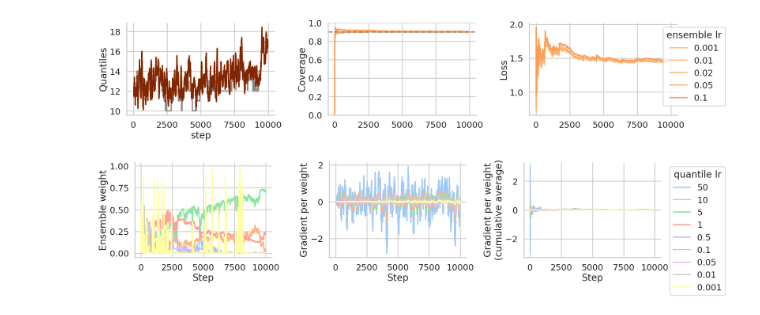
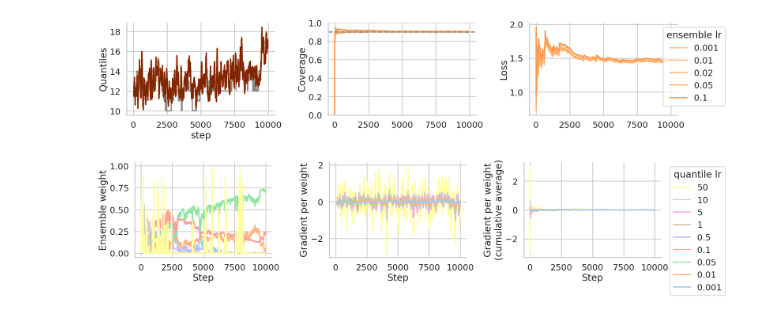
Before and after one commit to aangelopoulos/gradient-equilibrium, a Jupyter notebook: mimic_stay/quantile_ensembling.ipynb, the cells around one changed output. Cells and saved outputs as stored; diff of their text form; code cells hidden in the pictures.

Commit message:
[improve plotting]

```diff
--- a/mimic_stay/quantile_ensembling.ipynb
+++ b/mimic_stay/quantile_ensembling.ipynb
@@ -230,41 +222,51 @@ sns.despine(top=True, right=True)
 sns.set_style("whitegrid")
 sns.set_context("poster")
 
 sns.set_palette("pastel")
 
 # Plot the ensemble weights over time for the default learning rate
 default_ensemble_lr = 0.1
 
 # Create the plot
 fig, axs = plt.subplots(nrows=1, ncols=3, figsize=(23,5), sharex=True, sharey=False)
 
-
-# Plot 1: Ensemble weights over time
+# Store the original colors from the first plot
+# First, plot the first plot to capture the colors
+colors = []
 for i, lr in enumerate(quantile_lr):
     selector = (df['ensemble_lr'] == default_ensemble_lr) & (df['lr'] == lr)
-    axs[0].plot(df[selector]['step'], df[selector]['ensemble_weight'], label=f'lr={lr}')
+    line, = axs[0].plot(df[selector]['step'], df[selector]['ensemble_weight'], label=f'lr={lr}')
+    colors.append(line.get_color())
 axs[0].set_xlabel('Step')
 axs[0].set_ylabel('Ensemble weight')
 
-# Plot a rolling average of the gradients of the ensemble weights over time
-window_size = 100
-for i, lr in enumerate(reversed(quantile_lr)):
+# Clear the first subplot and replot with stored colors
+axs[0].clear()
+for i, (lr, color) in enumerate(zip(quantile_lr, colors)):
+    selector = (df['ensemble_lr'] == default_ensemble_lr) & (df['lr'] == lr)
+    axs[0].plot(df[selector]['step'], df[selector]['ensemble_weight'], label=f'lr={lr}', color=color)
+axs[0].set_xlabel('Step')
+axs[0].set_ylabel('Ensemble weight')
+
+# Plot 2 (Rolling average): Use reversed order but match original colors
+for i, (lr, color) in enumerate(zip(reversed(quantile_lr), reversed(colors))):
     selector = (df['ensemble_lr'] == default_ensemble_lr) & (df['lr'] == lr)
     temp = df[selector]['ensemble_weight_grad'].rolling(window=window_size).mean()
-    axs[1].plot(df[selector]['step'], temp, label=f'lr={lr}')
+    axs[1].plot(df[selector]['step'], temp, label=f'lr={lr}', color=color)
 axs[1].set_xlabel('Step')
 axs[1].set_ylabel('Gradient per weight')
 
-# Plot the running average of the gradients of the ensemble weights over time (averaged over all time so far)
-for i, lr in enumerate(reversed(quantile_lr)):
+# Plot 3 (Cumulative average): Use reversed order but match original colors
+for i, (lr, color) in enumerate(zip(reversed(quantile_lr), reversed(colors))):
     selector = (df['ensemble_lr'] == default_ensemble_lr) & (df['lr'] == lr)
     temp = df[selector]['ensemble_weight_grad'].expanding().mean()
-    axs[2].plot(df[selector]['step'], temp, label=f'{lr}')
+    axs[2].plot(df[selector]['step'], temp, label=f'{lr}', color=color)
 axs[2].set_xlabel('Step')
 axs[2].set_ylabel('Gradient per weight\n(cumulative average)')
 axs[2].legend(loc="upper right", bbox_to_anchor=(1.5,1), title='quantile lr')
 
 plt.tight_layout()
 sns.despine(top=True, right=True)
+plt.savefig('./plots/quantile_ensembling/weights.pdf')
 # %% [output]
-[figure, old version]
+[figure, new version]
```
Also changed, not shown: parts of 1 cell of this notebook, 2 other files.
